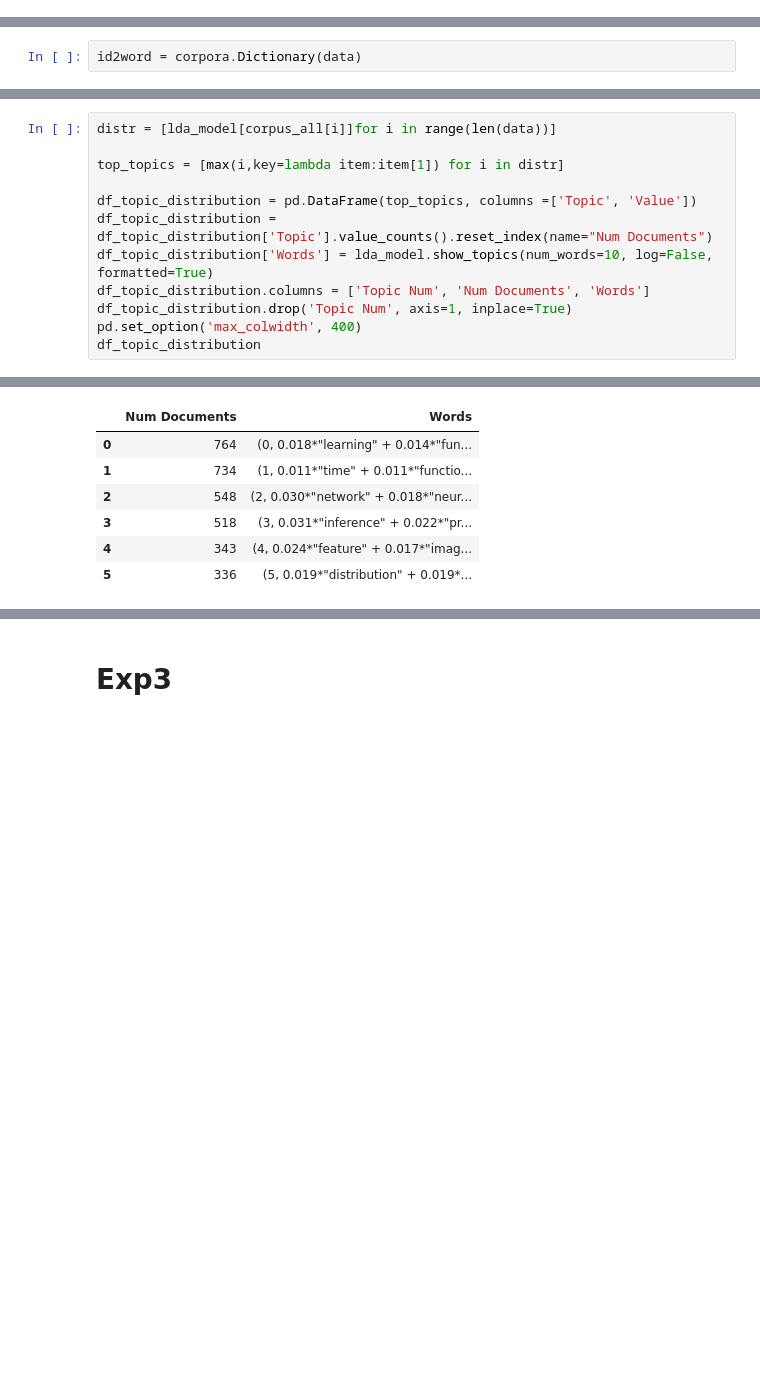
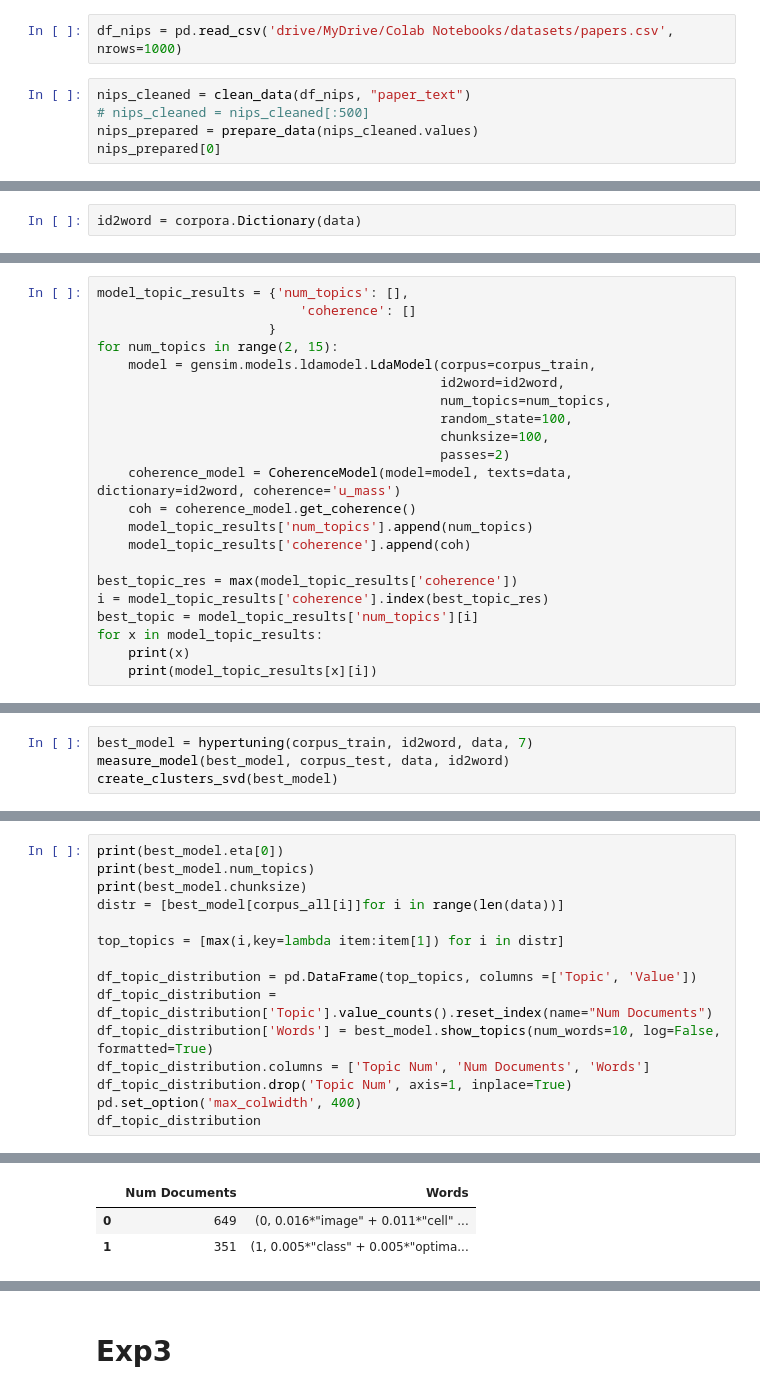
Before and after one commit to 2021-FIIT-Bc-projects/BP-Eliseeva-Najdiskutovanejsie_temy_v_dokumentoch, a Jupyter notebook: Bakalarka_vsetky_experementy.ipynb, the cells around one changed output, grey strips where cells are left out. Drawn from its saved outputs; the diff is of its cells as text; blank space fills up the shorter version.

```diff
--- a/Bakalarka_vsetky_experementy.ipynb
+++ b/Bakalarka_vsetky_experementy.ipynb
@@ -710,0 +466,7 @@ topic
+# %%
+df_nips = pd.read_csv('drive/MyDrive/Colab Notebooks/datasets/papers.csv', nrows=1000)
+# %%
+nips_cleaned = clean_data(df_nips, "paper_text")
+# nips_cleaned = nips_cleaned[:500]
+nips_prepared = prepare_data(nips_cleaned.values)
+nips_prepared[0]
@@ -801,0 +580,22 @@ Text(0.5, 1.0, 'Segregation of Topic Clusters')
+# %%
+model_topic_results = {'num_topics': [],
+                          'coherence': []
+                      }
+for num_topics in range(2, 15):
+    model = gensim.models.ldamodel.LdaModel(corpus=corpus_train,
+                                            id2word=id2word,
+                                            num_topics=num_topics,
+                                            random_state=100,
+                                            chunksize=100,
+                                            passes=2)
+    coherence_model = CoherenceModel(model=model, texts=data, dictionary=id2word, coherence='u_mass')
+    coh = coherence_model.get_coherence()
+    model_topic_results['num_topics'].append(num_topics)
+    model_topic_results['coherence'].append(coh)
+
+best_topic_res = max(model_topic_results['coherence'])
+i = model_topic_results['coherence'].index(best_topic_res)
+best_topic = model_topic_results['num_topics'][i]
+for x in model_topic_results:
+    print(x)
+    print(model_topic_results[x][i])
@@ -801,0 +634,4 @@ Text(0.5, 1.0, 'Segregation of Topic Clusters')
+# %%
+best_model = hypertuning(corpus_train, id2word, data, 7)
+measure_model(best_model, corpus_test, data, id2word)
+create_clusters_svd(best_model)
@@ -802,11 +670,14 @@ Text(0.5, 1.0, 'Segregation of Topic Clusters')
 # %%
-distr = [lda_model[corpus_all[i]]for i in range(len(data))]
+print(best_model.eta[0])
+print(best_model.num_topics)
+print(best_model.chunksize)
+distr = [best_model[corpus_all[i]]for i in range(len(data))]
 
 top_topics = [max(i,key=lambda item:item[1]) for i in distr]
 
 df_topic_distribution = pd.DataFrame(top_topics, columns =['Topic', 'Value'])
 df_topic_distribution = df_topic_distribution['Topic'].value_counts().reset_index(name="Num Documents")
-df_topic_distribution['Words'] = lda_model.show_topics(num_words=10, log=False, formatted=True)
+df_topic_distribution['Words'] = best_model.show_topics(num_words=10, log=False, formatted=True)
 df_topic_distribution.columns = ['Topic Num', 'Num Documents', 'Words']
 df_topic_distribution.drop('Topic Num', axis=1, inplace=True)
 pd.set_option('max_colwidth', 400)
@@ -815,9 +689,5 @@ df_topic_distribution
 |  | Num Documents | Words |
-| 0 | 764 | (0, 0.018*"learning" + 0.014*"fun... |
-| 1 | 734 | (1, 0.011*"time" + 0.011*"functio... |
-| 2 | 548 | (2, 0.030*"network" + 0.018*"neur... |
-| 3 | 518 | (3, 0.031*"inference" + 0.022*"pr... |
-| 4 | 343 | (4, 0.024*"feature" + 0.017*"imag... |
-| 5 | 336 | (5, 0.019*"distribution" + 0.019*... |
+| 0 | 649 | (0, 0.016*"image" + 0.011*"cell" ... |
+| 1 | 351 | (1, 0.005*"class" + 0.005*"optima... |
 # %%
 pyLDAvis.enable_notebook()
```
Also changed, not shown: parts of 56 cells of this notebook.
